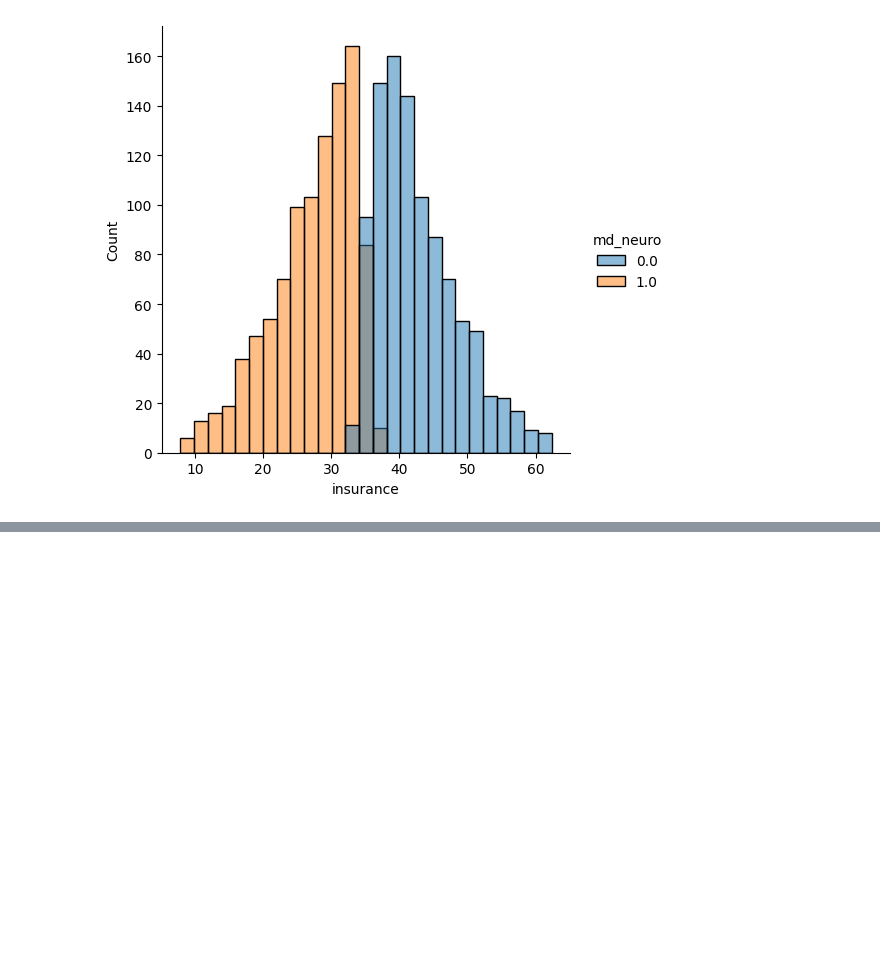
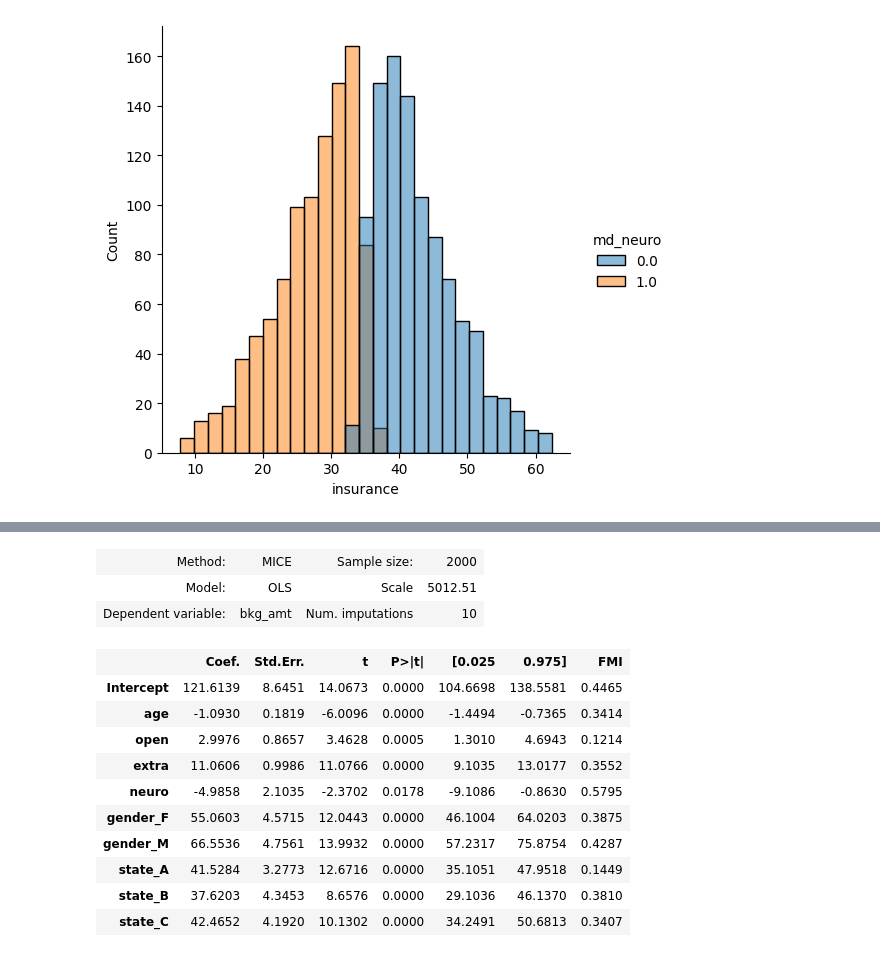
Before and after one commit to BryanEastman/BehavioralDataAnalysis, a Jupyter notebook: Chapter 6 - Handling missing data/Chapter 6.ipynb, the cells around one changed output, grey strips where cells are left out. Drawn from its saved outputs; the diff is of its cells as text; code cells hidden in the pictures; blank space fills up the shorter version.

Commit message:
completed up to multiple imputation in python

```diff
--- a/Chapter 6 - Handling missing data/Chapter 6.ipynb
+++ b/Chapter 6 - Handling missing data/Chapter 6.ipynb
@@ -270,0 +273,21 @@ sns.displot(complete_data, x='insurance', hue='md_neuro')
+# %%
+from sklearn.preprocessing import OneHotEncoder
+
+# not really a fan of how it was done in the book but jesus this was annoying
+# mans really hid a bunch of code in the notebooks NOT in the book itself
+# sklearn does not allow you to encode rows with null, but creates a feature for null instead
+# use pandas where to fill features in that family instead where the null rows are true
+# have to do this just because sklearn can't handle categoricals very well or something
+
+ohc = OneHotEncoder(handle_unknown='ignore',sparse_output=False)
+
+hot_data = ohc.fit_transform(available_data.select_dtypes('object'))
+
+labels = list(ohc.get_feature_names_out())
+
+comb = pd.DataFrame(columns=labels, data=hot_data)
+
+comb_null = comb.iloc[:,2:5].where(comb.state_nan == 0.0)
+
+hot_df = pd.concat([comb_null, comb[["gender_F", "gender_M"]]],axis=1)
+encoded_data = pd.concat([available_data.copy().drop(["state", "gender", "md_extra", "md_state", "md_neuro"],axis=1), hot_df],axis=1)
@@ -270,0 +308,20 @@ sns.displot(complete_data, x='insurance', hue='md_neuro')
+# %%
+MI_data_df = mice.MICEData(encoded_data)
+fit = mice.MICE(model_formula='bkg_amt~age+open+extra+neuro+gender_F+gender_M+state_A+state_B+state_C', model_class=sm.OLS, data=MI_data_df)
+MI_summ = fit.fit().summary()
+MI_summ
+# %% [output]
+| Method: | MICE | Sample size: | 2000 |
+| Model: | OLS | Scale | 5012.51 |
+| Dependent variable: | bkg_amt | Num. imputations | 10 |
+|  | Coef. | Std.Err. | t | P>|t| | [0.025 | 0.975] | FMI |
+| Intercept | 121.6139 | 8.6451 | 14.0673 | 0.0000 | 104.6698 | 138.5581 | 0.4465 |
+| age | -1.0930 | 0.1819 | -6.0096 | 0.0000 | -1.4494 | -0.7365 | 0.3414 |
+| open | 2.9976 | 0.8657 | 3.4628 | 0.0005 | 1.3010 | 4.6943 | 0.1214 |
+| extra | 11.0606 | 0.9986 | 11.0766 | 0.0000 | 9.1035 | 13.0177 | 0.3552 |
+| neuro | -4.9858 | 2.1035 | -2.3702 | 0.0178 | -9.1086 | -0.8630 | 0.5795 |
+| gender_F | 55.0603 | 4.5715 | 12.0443 | 0.0000 | 46.1004 | 64.0203 | 0.3875 |
+| gender_M | 66.5536 | 4.7561 | 13.9932 | 0.0000 | 57.2317 | 75.8754 | 0.4287 |
+| state_A | 41.5284 | 3.2773 | 12.6716 | 0.0000 | 35.1051 | 47.9518 | 0.1449 |
+| state_B | 37.6203 | 4.3453 | 8.6576 | 0.0000 | 29.1036 | 46.1370 | 0.3810 |
+| state_C | 42.4652 | 4.1920 | 10.1302 | 0.0000 | 34.2491 | 50.6813 | 0.3407 |
```
Also changed, not shown: parts of 6 cells of this notebook.
